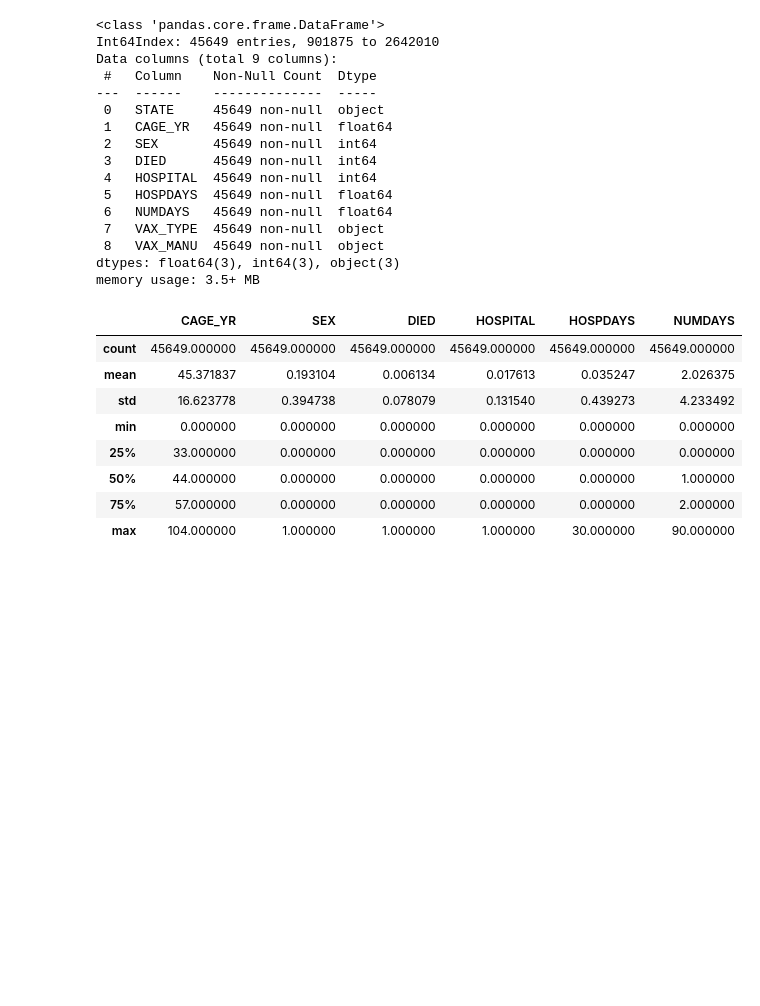
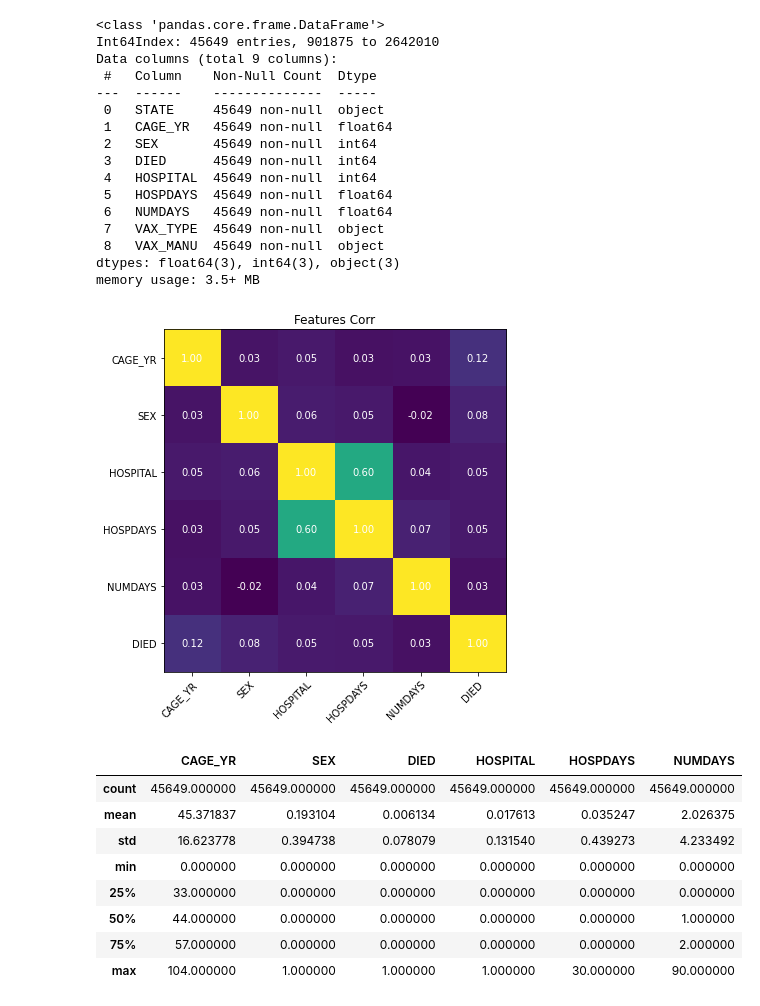
Before and after one commit to SzewczykSzy/DA_Project, a Jupyter notebook: notebook/classification_of_post-vaccination_deaths.ipynb, the cells around one changed output. Cells and saved outputs as stored; diff of their text form; code cells hidden in the pictures; blank space fills up the shorter version.

```diff
--- a/notebook/classification_of_post-vaccination_deaths.ipynb
+++ b/notebook/classification_of_post-vaccination_deaths.ipynb
@@ -275,6 +275,29 @@ Data columns (total 9 columns):
  8   VAX_MANU  45649 non-null  object
 dtypes: float64(3), int64(3), object(3)
 memory usage: 3.5+ MB
+# %%
+corr_article = df_article[["CAGE_YR", "SEX", "HOSPITAL", "HOSPDAYS", "NUMDAYS", "DIED"]].corr()
+
+cor = ["CAGE_YR", "SEX", "HOSPITAL", "HOSPDAYS", "NUMDAYS", "DIED"]
+
+fig, ax = plt.subplots(figsize=(6,6))
+im = ax.imshow(corr_article)
+
+ax.set_xticks(np.arange(len(cor)), labels=cor)
+ax.set_yticks(np.arange(len(cor)), labels=cor)
+plt.setp(ax.get_xticklabels(), rotation=45, ha="right",
+         rotation_mode="anchor")
+
+for i in range(len(cor)):
+    for j in range(len(cor)):
+        text = ax.text(j, i, f"{corr_article.iloc[i, j]:.2f}",
+                       ha="center", va="center", color="w")
+
+ax.set_title("Features Corr")
+fig.tight_layout()
+plt.show()
+# %% [output]
+[figure, added]
 # %%
 df_article.describe()
 # %% [output]
```
Also changed, not shown: parts of 54 cells of this notebook, 7 other files.
